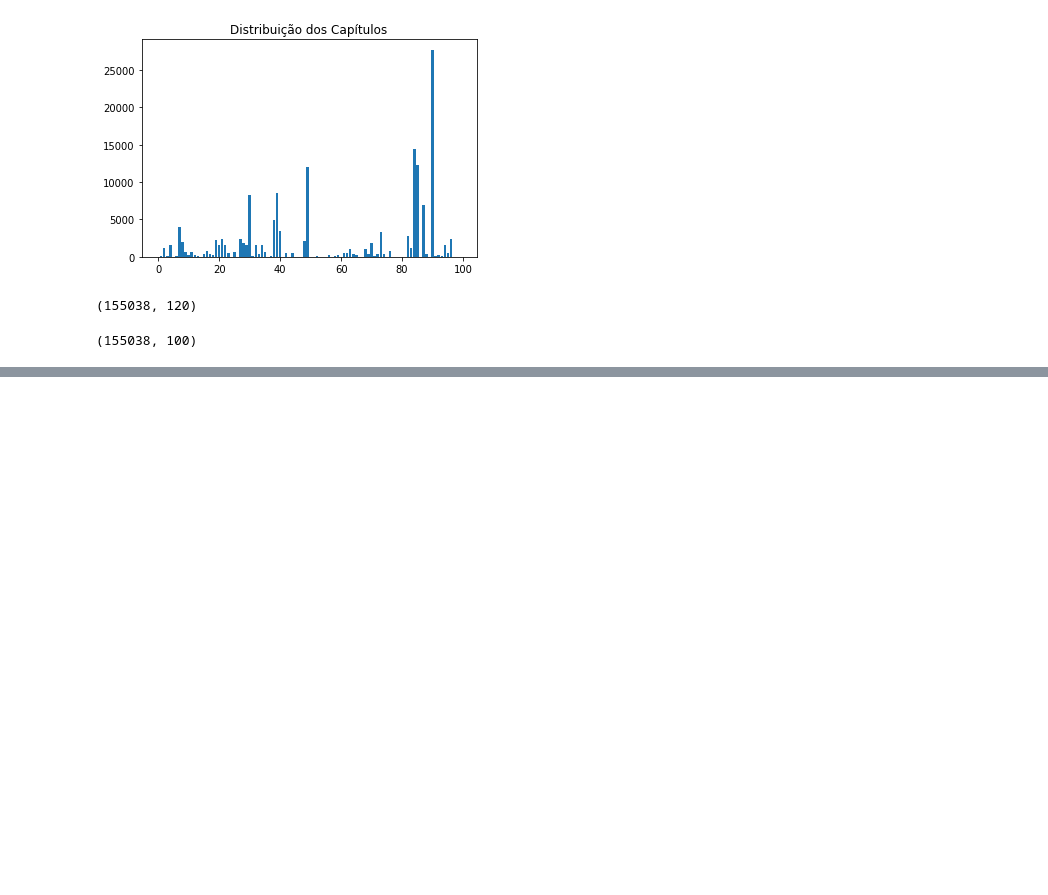
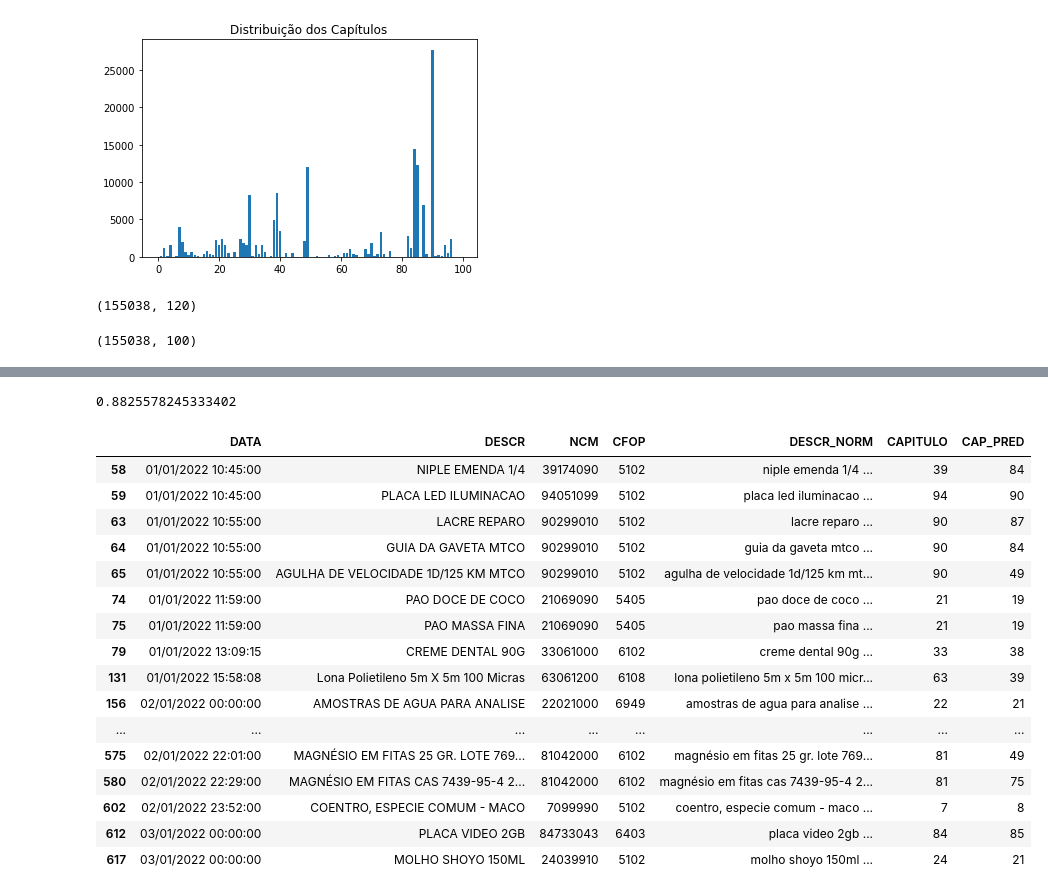
Before and after one commit to mfilipak/AFRAC_IA, a Jupyter notebook: 005B_Experimentos_usando_CNN_para_representar_descrição.ipynb, the cells around one changed output, grey strips where cells are left out. Saved outputs shown, nothing was run; the diff lists cells and outputs as text; code cells hidden in the pictures; blank space fills up the shorter version.

Commit message:
Prediz o capítulo do NCM a partir da descrição

```diff
--- a/005B_Experimentos_usando_CNN_para_representar_descrição.ipynb
+++ b/005B_Experimentos_usando_CNN_para_representar_descrição.ipynb
@@ -332,8 +240,8 @@ y_test = test_classes[:100]
 # %%
 # Training
-model.fit(x_train, y_train,
-          validation_data=(x_test, y_test),
+model.fit(x_train, y_train[:len(x_train)],
+          validation_data=(x_test, y_test[:len(x_test)]),
           batch_size=128,
-          epochs=10,
+          epochs=100,
           verbose=2)
 # %% [output]
@@ -367,7 +265,0 @@ y_test = test_classes
-# %%
-# Training
-model.fit(x_train, y_train,
-          validation_data=(x_test, y_test),
-          batch_size=128,
-          epochs=10,
-          verbose=2)
@@ -395,0 +268,28 @@ Epoch 10/10
+# %%
+pred = model.predict(X)
+# %%
+df3["CAP_PRED"] = [ np.argmax(_) for _ in pred[:]]
+# %%
+1 - len(df3[df3["CAPITULO"] != df3["CAP_PRED"]])/len(df3)
+# %% [output]
+0.8825578245333402
+# %%
+df3[df3["CAPITULO"] != df3["CAP_PRED"]][:20]
+# %% [output]
+|  | DATA | DESCR | NCM | CFOP | DESCR_NORM | CAPITULO | CAP_PRED |
+| 58 | 01/01/2022 10:45:00 | NIPLE EMENDA 1/4 | 39174090 | 5102 | niple emenda 1/4 ... | 39 | 84 |
+| 59 | 01/01/2022 10:45:00 | PLACA LED ILUMINACAO | 94051099 | 5102 | placa led iluminacao ... | 94 | 90 |
+| 63 | 01/01/2022 10:55:00 | LACRE REPARO | 90299010 | 5102 | lacre reparo ... | 90 | 87 |
+| 64 | 01/01/2022 10:55:00 | GUIA DA GAVETA MTCO | 90299010 | 5102 | guia da gaveta mtco ... | 90 | 84 |
+| 65 | 01/01/2022 10:55:00 | AGULHA DE VELOCIDADE 1D/125 KM MTCO | 90299010 | 5102 | agulha de velocidade 1d/125 km mt... | 90 | 49 |
+| 74 | 01/01/2022 11:59:00 | PAO DOCE DE COCO | 21069090 | 5405 | pao doce de coco ... | 21 | 19 |
+| 75 | 01/01/2022 11:59:00 | PAO MASSA FINA | 21069090 | 5405 | pao massa fina ... | 21 | 19 |
+| 79 | 01/01/2022 13:09:15 | CREME DENTAL 90G | 33061000 | 6102 | creme dental 90g ... | 33 | 38 |
+| 131 | 01/01/2022 15:58:08 | Lona Polietileno 5m X 5m 100 Micras | 63061200 | 6108 | lona polietileno 5m x 5m 100 micr... | 63 | 39 |
+| 156 | 02/01/2022 00:00:00 | AMOSTRAS DE AGUA PARA ANALISE | 22021000 | 6949 | amostras de agua para analise ... | 22 | 21 |
+| ... | ... | ... | ... | ... | ... | ... | ... |
+| 575 | 02/01/2022 22:01:00 | MAGNÉSIO EM FITAS 25 GR. LOTE 769... | 81042000 | 6102 | magnésio em fitas 25 gr. lote 769... | 81 | 49 |
+| 580 | 02/01/2022 22:29:00 | MAGNÉSIO EM FITAS CAS 7439-95-4 2... | 81042000 | 6102 | magnésio em fitas cas 7439-95-4 2... | 81 | 75 |
+| 602 | 02/01/2022 23:52:00 | COENTRO, ESPECIE COMUM - MACO | 7099990 | 5102 | coentro, especie comum - maco ... | 7 | 8 |
+| 612 | 03/01/2022 00:00:00 | PLACA VIDEO 2GB | 84733043 | 6403 | placa video 2gb ... | 84 | 85 |
+| 617 | 03/01/2022 00:00:00 | MOLHO SHOYO 150ML | 24039910 | 5102 | molho shoyo 150ml ... | 24 | 21 |
```
Also changed, not shown: parts of 19 cells of this notebook.
